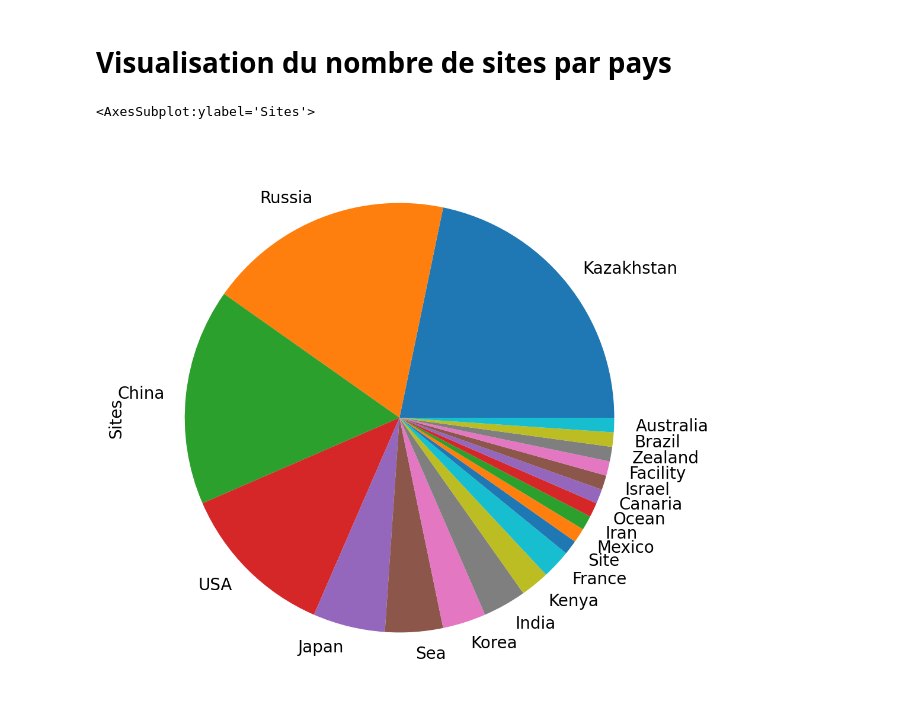
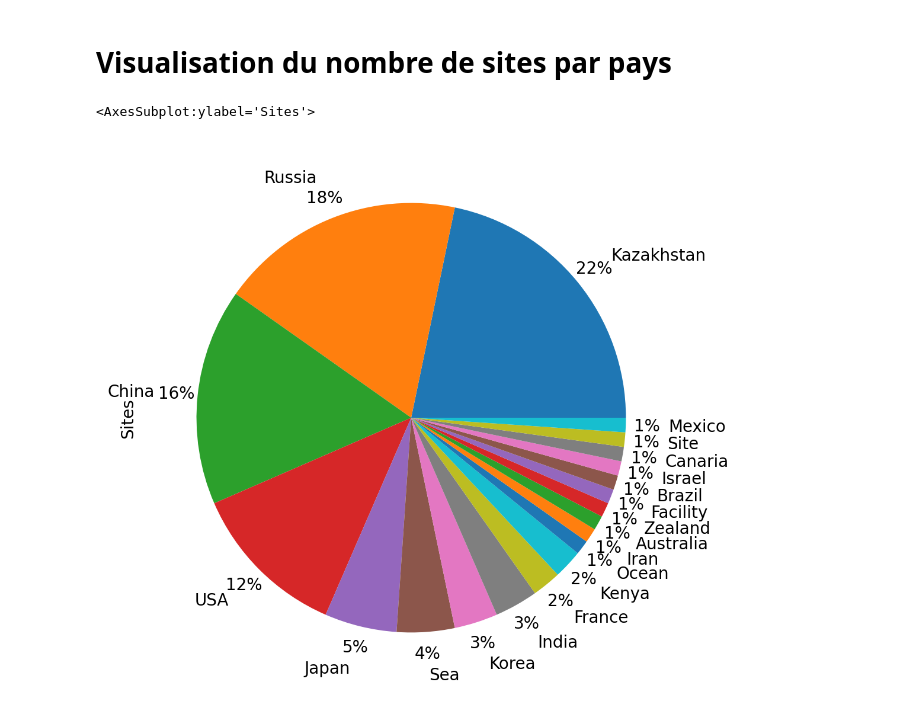
Before and after one commit to Vzlentin/SpaceMissionsDataAnalysis, a Jupyter notebook: All Space Missions from 1957.ipynb, the cells around one changed output. Cells and saved outputs as stored; diff of their text form; code cells hidden in the pictures.

```diff
--- a/All Space Missions from 1957.ipynb
+++ b/All Space Missions from 1957.ipynb
@@ -99,7 +99,7 @@ df.groupby("Country")[" Rocket"].count().sort_values(ascending=False).plot.bar()
 # %%
 tmpdf = pd.DataFrame()
 tmpdf["Sites"] = df["Location"].unique()
-tmpdf["Sites"].apply(lambda x: x.split(" ")[-1]).value_counts().plot.pie()
+tmpdf["Sites"].apply(lambda x: x.split(" ")[-1]).value_counts().plot.pie(autopct='%1.0f%%', pctdistance=1.1, labeldistance=1.2)
 # %% [output]
 <AxesSubplot:ylabel='Sites'>
-[figure, old version]
+[figure, new version]
```
Also changed, not shown: parts of 3 cells of this notebook.
